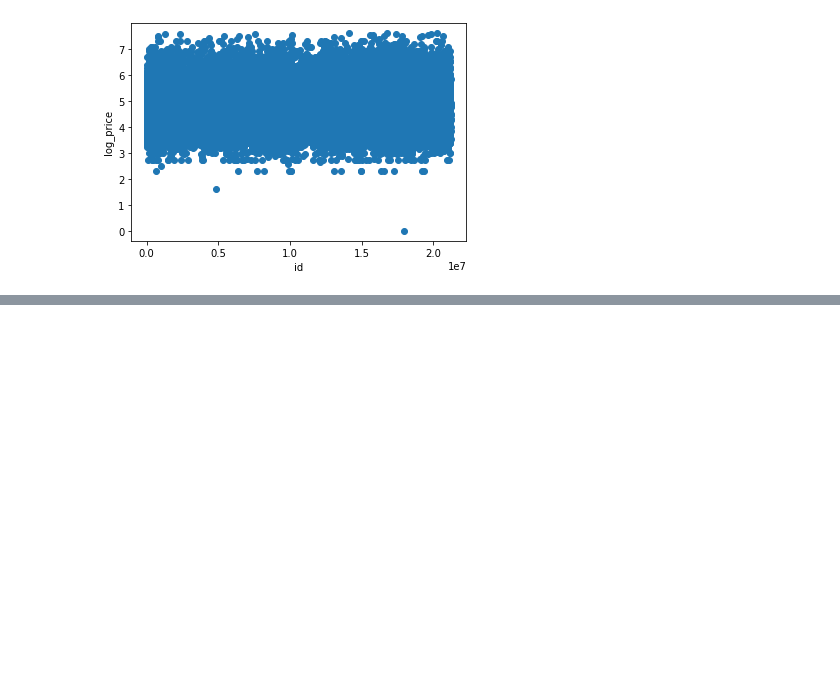
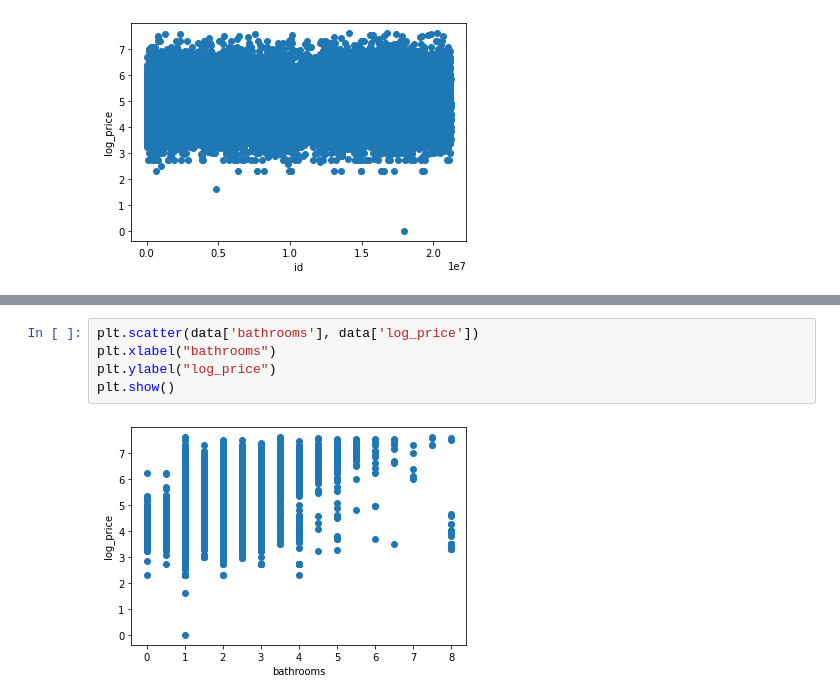
Before and after one commit to Darkling-01/Airbnb-Machine-Learning, a Jupyter notebook: Project_1.ipynb, the cells around one changed output, grey strips where cells are left out. Saved outputs shown, nothing was run; the diff lists cells and outputs as text; blank space fills up the shorter version.

```diff
--- a/Project_1.ipynb
+++ b/Project_1.ipynb
@@ -134,3 +143,10 @@ plt.show()
+# %%
+plt.scatter(data['bathrooms'], data['log_price'])
+plt.xlabel("bathrooms")
+plt.ylabel("log_price")
+plt.show()
+# %% [output]
+[figure, added]
 # %%
 #80% data for training and 20% for testing
 train = data[:(int((len(data)*0.8)))]
```
Also changed, not shown: parts of 17 cells of this notebook.
